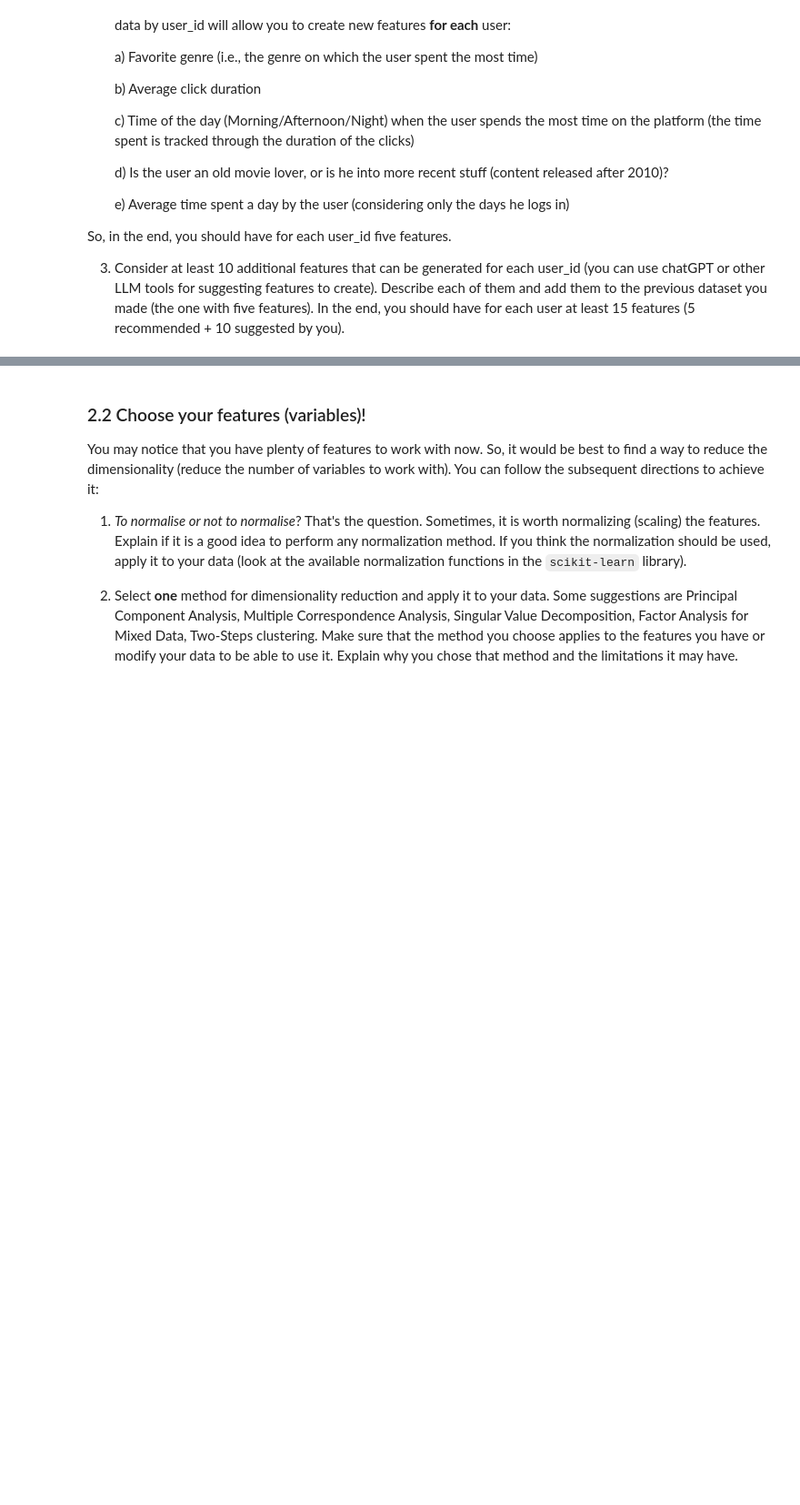
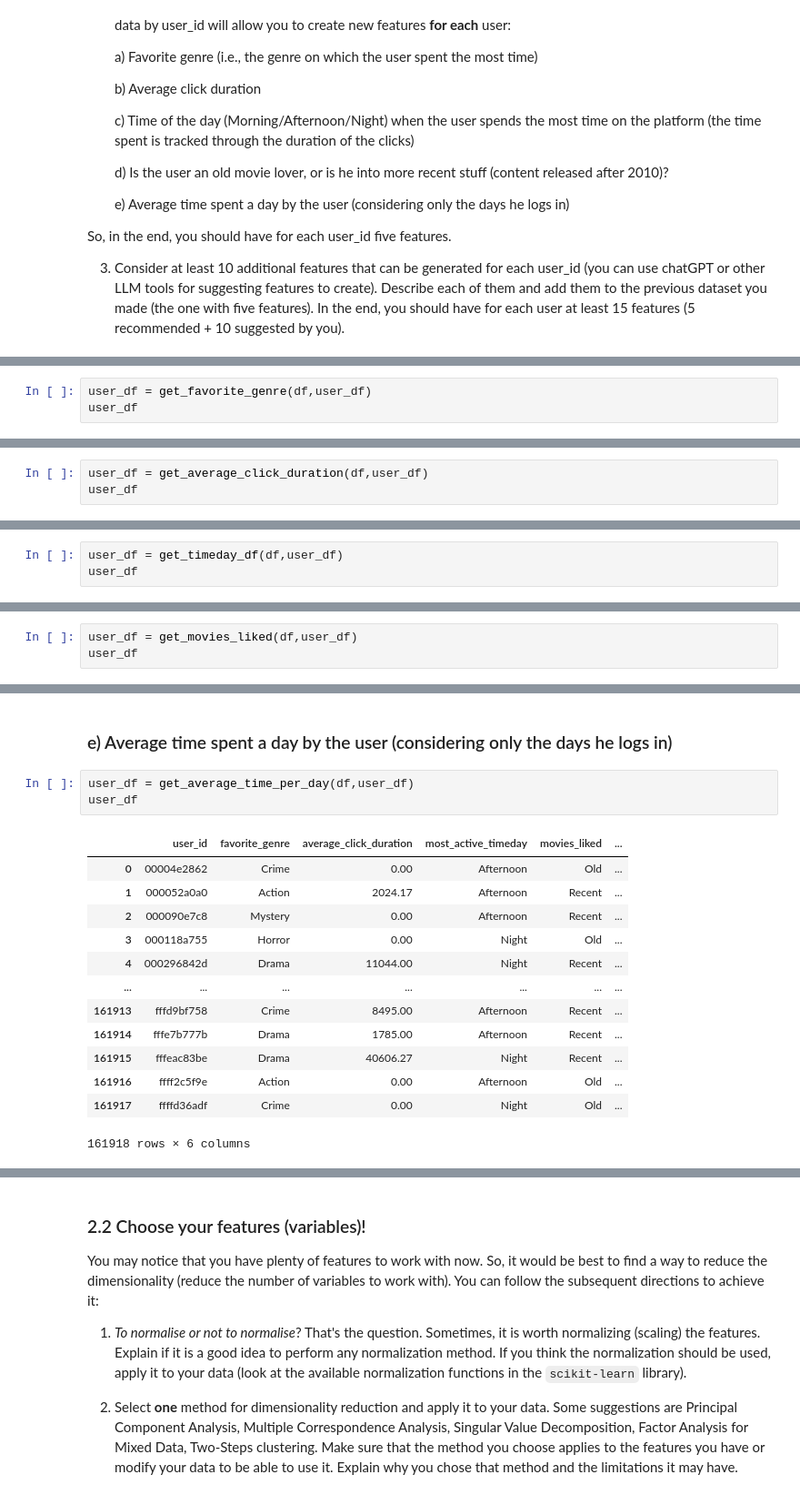
Before and after one commit to JesterProphet/ADM-HW4, a Jupyter notebook: main.ipynb, the cells around one changed output, grey strips where cells are left out. Shown: that part at 91% size. Cells and saved outputs as stored; diff of their text form; blank space fills up the shorter version.

```diff
--- a/main.ipynb
+++ b/main.ipynb
@@ -454,0 +497,3 @@ So, in the end, you should have for each user_id five features.
+# %%
+user_df = get_favorite_genre(df,user_df)
+user_df
@@ -454,0 +534,3 @@ So, in the end, you should have for each user_id five features.
+# %%
+user_df = get_average_click_duration(df,user_df)
+user_df
@@ -454,0 +558,3 @@ So, in the end, you should have for each user_id five features.
+# %%
+user_df = get_timeday_df(df,user_df)
+user_df
@@ -454,0 +595,3 @@ So, in the end, you should have for each user_id five features.
+# %%
+user_df = get_movies_liked(df,user_df)
+user_df
@@ -454,0 +628,19 @@ So, in the end, you should have for each user_id five features.
+# %% [markdown]
+### e) Average time spent a day by the user (considering only the days he logs in)
+# %%
+user_df = get_average_time_per_day(df,user_df)
+user_df
+# %% [output]
+|  | user_id | favorite_genre | average_click_duration | most_active_timeday | movies_liked | ... |
+| 0 | 00004e2862 | Crime | 0.00 | Afternoon | Old | ... |
+| 1 | 000052a0a0 | Action | 2024.17 | Afternoon | Recent | ... |
+| 2 | 000090e7c8 | Mystery | 0.00 | Afternoon | Recent | ... |
+| 3 | 000118a755 | Horror | 0.00 | Night | Old | ... |
+| 4 | 000296842d | Drama | 11044.00 | Night | Recent | ... |
+| ... | ... | ... | ... | ... | ... | ... |
+| 161913 | fffd9bf758 | Crime | 8495.00 | Afternoon | Recent | ... |
+| 161914 | fffe7b777b | Drama | 1785.00 | Afternoon | Recent | ... |
+| 161915 | fffeac83be | Drama | 40606.27 | Night | Recent | ... |
+| 161916 | ffff2c5f9e | Action | 0.00 | Afternoon | Old | ... |
+| 161917 | ffffd36adf | Crime | 0.00 | Night | Old | ... |
+161918 rows × 6 columns
```
Also changed, not shown: parts of 43 cells of this notebook, 1 other file.
